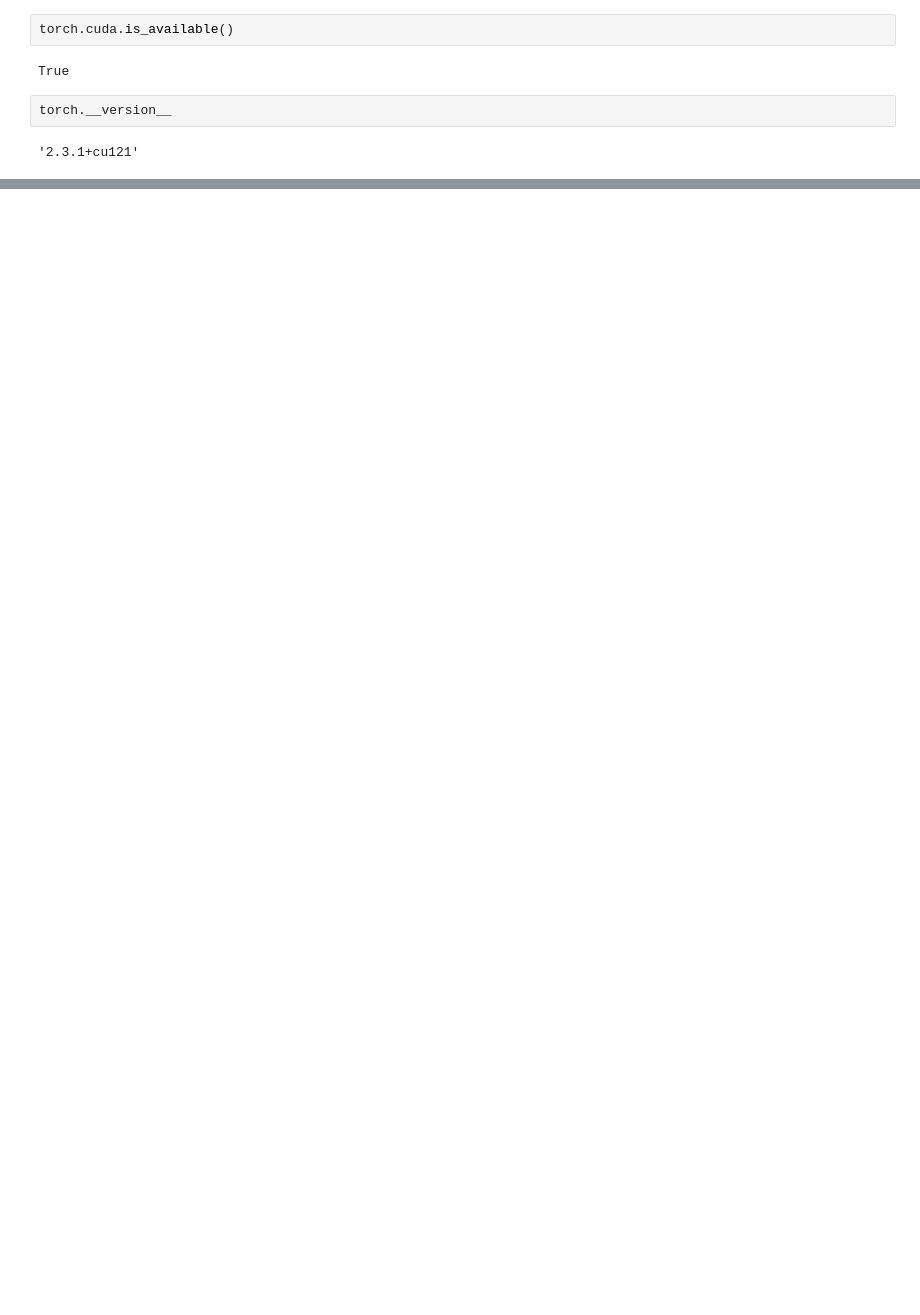
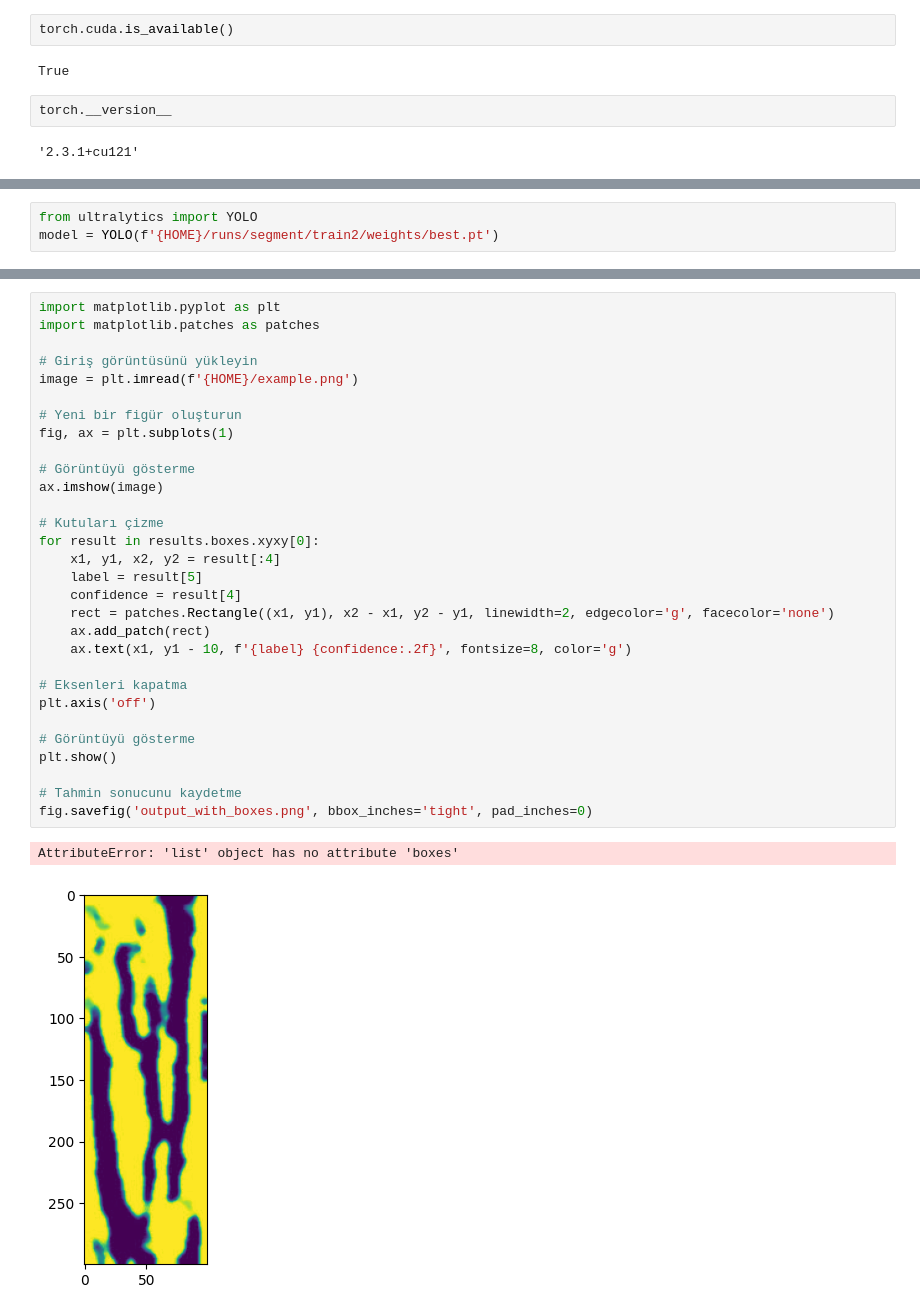
Before and after one commit to mkiyak/yolov8_segmentation_vein_dataset, a Jupyter notebook: Vein_Segmentation.ipynb, the cells around one changed output, grey strips where cells are left out. Saved outputs shown, nothing was run; the diff lists cells and outputs as text; blank space fills up the shorter version.

Commit message:
yolo-modal

```diff
--- a/Vein_Segmentation.ipynb
+++ b/Vein_Segmentation.ipynb
@@ -95,0 +109,3 @@ torch.__version__
+# %%
+from ultralytics import YOLO
+model = YOLO(f'{HOME}/runs/segment/train2/weights/best.pt')
@@ -95,0 +144,33 @@ torch.__version__
+# %%
+import matplotlib.pyplot as plt
+import matplotlib.patches as patches
+
+# Giriş görüntüsünü yükleyin
+image = plt.imread(f'{HOME}/example.png')
+
+# Yeni bir figür oluşturun
+fig, ax = plt.subplots(1)
+
+# Görüntüyü gösterme
+ax.imshow(image)
+
+# Kutuları çizme
+for result in results.boxes.xyxy[0]:
+    x1, y1, x2, y2 = result[:4]
+    label = result[5]
+    confidence = result[4]
+    rect = patches.Rectangle((x1, y1), x2 - x1, y2 - y1, linewidth=2, edgecolor='g', facecolor='none')
+    ax.add_patch(rect)
+    ax.text(x1, y1 - 10, f'{label} {confidence:.2f}', fontsize=8, color='g')
+
+# Eksenleri kapatma
+plt.axis('off')
+
+# Görüntüyü gösterme
+plt.show()
+
+# Tahmin sonucunu kaydetme
+fig.savefig('output_with_boxes.png', bbox_inches='tight', pad_inches=0)
+# %% [output]
+AttributeError: 'list' object has no attribute 'boxes'
+[figure, added]
```
Also changed, not shown: parts of 18 cells of this notebook, 1 other file.
